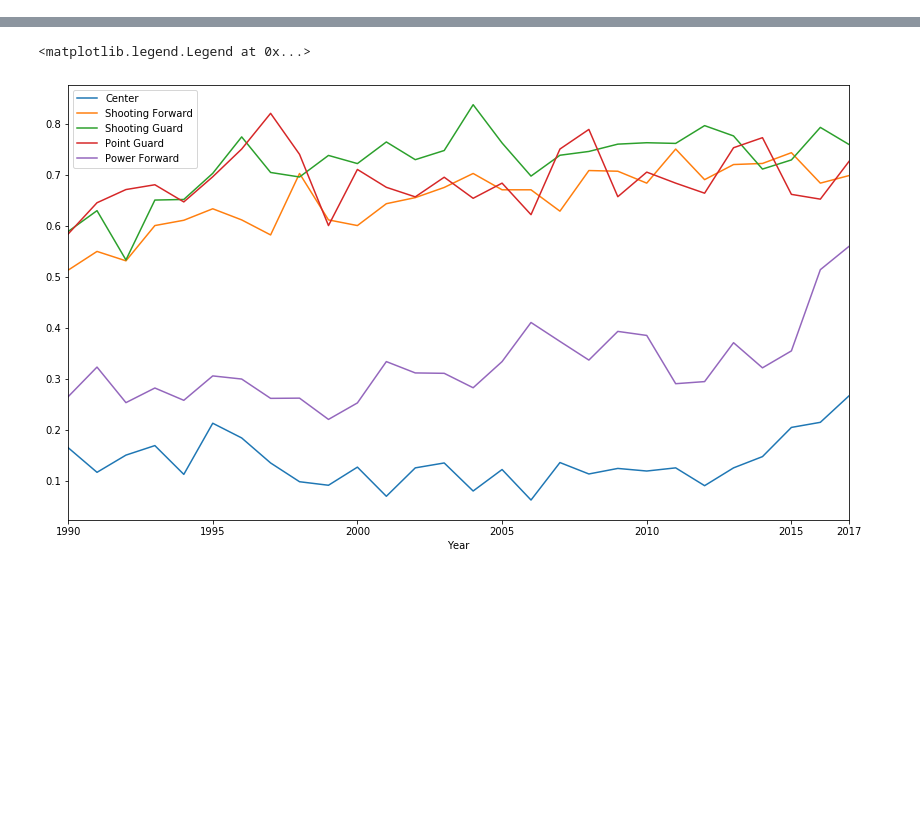
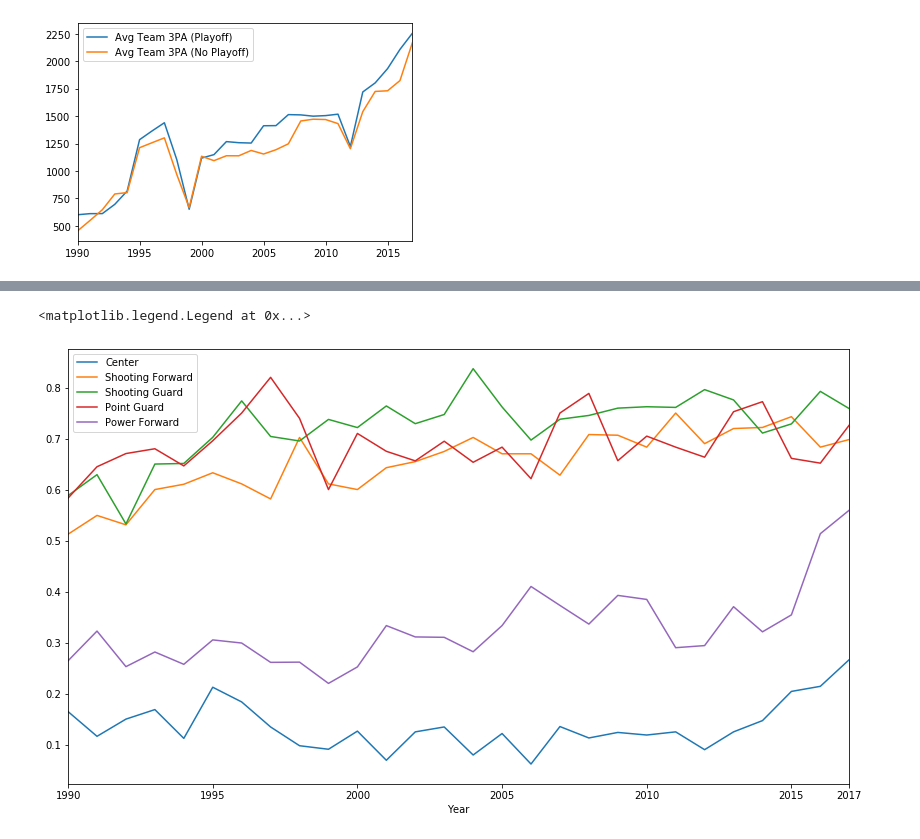
Before and after one commit to chanafin/threepointproject, a Jupyter notebook: PROJECT 1/NBA_project_3PT_Analysis_by_Position.ipynb, the cells around one changed output, grey strips where cells are left out. Saved outputs shown, nothing was run; the diff lists cells and outputs as text; code cells hidden in the pictures; blank space fills up the shorter version.

```diff
--- a/PROJECT 1/NBA_project_3PT_Analysis_by_Position.ipynb
+++ b/PROJECT 1/NBA_project_3PT_Analysis_by_Position.ipynb
@@ -155,0 +132,14 @@ print(cor)
+# %%
+made_playoffs_3PA = nba.loc[nba['Made Playoffs'] == True]
+winning_3PA = made_playoffs_3PA.groupby(['Year','Tm']).sum()['3PA']
+winning_3PA_avg = winning_3PA.groupby(level=0).mean()
+no_playoffs_3PA = nba.loc[nba['Made Playoffs'] == False]
+losing_3PA = no_playoffs_3PA.groupby(['Year','Tm']).sum()['3PA']
+losing_3PA_avg = losing_3PA.groupby(level=0).mean()
+plt.plot(winning_3PA_avg.index, winning_3PA_avg, label = 'Avg Team 3PA (Playoff)')
+plt.plot(losing_3PA_avg.index, losing_3PA_avg, label = 'Avg Team 3PA (No Playoff)')
+plt.legend()
+plt.xlim(1990, 2017)
+plt.show()
+# %% [output]
+[figure, added]
```
Also changed, not shown: parts of 20 cells of this notebook, 2 other files.
